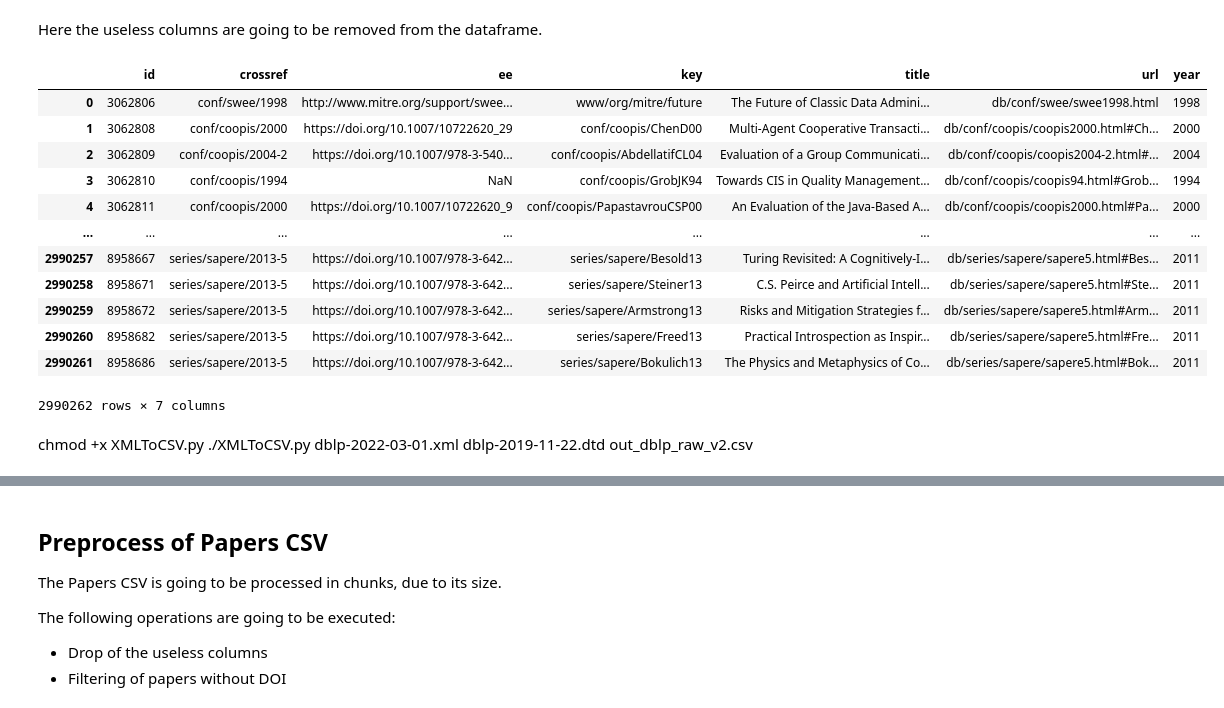
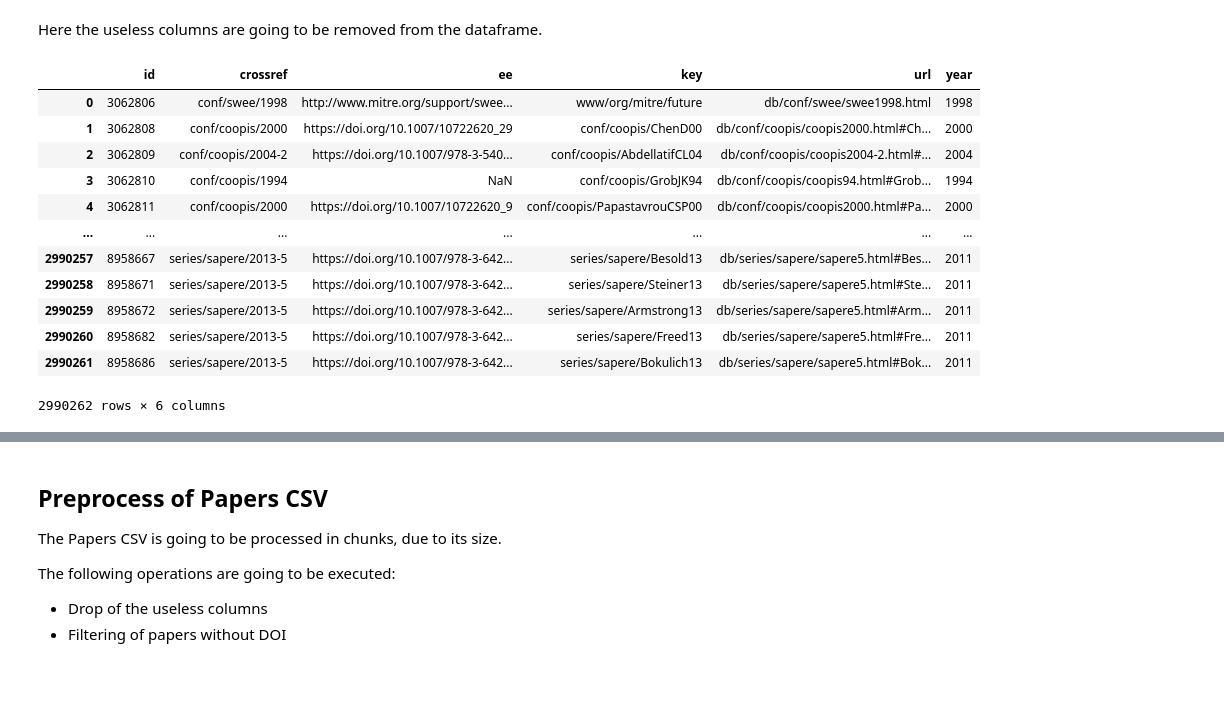
Before and after one commit to MarcoTerzulli/conftur_terzulli, a Jupyter notebook: Pipeline Citation Dumps Preprocess/preprocess_dblp_alpha_1.ipynb, the cells around one changed output, grey strips where cells are left out. Saved outputs shown, nothing was run; the diff lists cells and outputs as text; code cells hidden in the pictures; blank space fills up the shorter version.

Commit message:
Conversione dataset DBLP XML: Completata la prima parte della conversione del file

```diff
--- a/Pipeline Citation Dumps Preprocess/preprocess_dblp_alpha_1.ipynb
+++ b/Pipeline Citation Dumps Preprocess/preprocess_dblp_alpha_1.ipynb
@@ -67,8 +67,8 @@ In this phase we're going to use the CSV file generated from the previous conver
 # %%
 # Read of the DBLP Raw Dump
 
-df_dblp_raw = pd.read_csv(path_file_import + csv_inproceedings_name, sep=';', low_memory=False)
-df_dblp_raw
+df_dblp = pd.read_csv(path_file_import + csv_inproceedings_name, sep=';', low_memory=False)
+df_dblp
 # %% [output]
 |  | id | author | author-aux | author-orcid | booktitle | cdrom | cite | cite-label | crossref | ... |
 | 0 | 3062806 | Arnon Rosenthal | NaN | NaN | SWEE | NaN | NaN | NaN | conf/swee/1998 | ... |
@@ -86,19 +86,19 @@ df_dblp_raw
 # %% [markdown]
 Here the useless columns are going to be removed from the dataframe.
 # %%
-df_dblp_raw = df_dblp_raw.drop(columns=['author', 'author-aux', 'author-orcid', 'booktitle', 'cdrom', 'cite', 'cite-label', 'editor', 'editor-orcid', 'ee-type', 'i', 'mdate', 'month', 'note', 'note-type', 'number', 'pages', 'publtype', 'sub', 'sup', 'title-bibtex', 'tt', 'volume'])
-df_dblp_raw
+df_dblp = df_dblp.drop(columns=['author', 'author-aux', 'author-orcid', 'booktitle', 'cdrom', 'cite', 'cite-label', 'editor', 'editor-orcid', 'ee-type', 'i', 'mdate', 'month', 'note', 'note-type', 'number', 'pages', 'publtype', 'sub', 'sup', 'title', 'title-bibtex', 'tt', 'volume'])
+df_dblp
 # %% [output]
-|  | id | crossref | ee | key | title | url | year |
-| 0 | 3062806 | conf/swee/1998 | http://www.mitre.org/support/swee... | www/org/mitre/future | The Future of Classic Data Admini... | db/conf/swee/swee1998.html | 1998 |
-| 1 | 3062808 | conf/coopis/2000 | https://doi.org/10.1007/10722620_29 | conf/coopis/ChenD00 | Multi-Agent Cooperative Transacti... | db/conf/coopis/coopis2000.html#Ch... | 2000 |
-| 2 | 3062809 | conf/coopis/2004-2 | https://doi.org/10.1007/978-3-540... | conf/coopis/AbdellatifCL04 | Evaluation of a Group Communicati... | db/conf/coopis/coopis2004-2.html#... | 2004 |
-| 3 | 3062810 | conf/coopis/1994 | NaN | conf/coopis/GrobJK94 | Towards CIS in Quality Management... | db/conf/coopis/coopis94.html#Grob... | 1994 |
-| 4 | 3062811 | conf/coopis/2000 | https://doi.org/10.1007/10722620_9 | conf/coopis/PapastavrouCSP00 | An Evaluation of the Java-Based A... | db/conf/coopis/coopis2000.html#Pa... | 2000 |
-| ... | ... | ... | ... | ... | ... | ... | ... |
-| 2990257 | 8958667 | series/sapere/2013-5 | https://doi.org/10.1007/978-3-642... | series/sapere/Besold13 | Turing Revisited: A Cognitively-I... | db/series/sapere/sapere5.html#Bes... | 2011 |
-| 2990258 | 8958671 | series/sapere/2013-5 | https://doi.org/10.1007/978-3-642... | series/sapere/Steiner13 | C.S. Peirce and Artificial Intell... | db/series/sapere/sapere5.html#Ste... | 2011 |
-| 2990259 | 8958672 | series/sapere/2013-5 | https://doi.org/10.1007/978-3-642... | series/sapere/Armstrong13 | Risks and Mitigation Strategies f... | db/series/sapere/sapere5.html#Arm... | 2011 |
-| 2990260 | 8958682 | series/sapere/2013-5 | https://doi.org/10.1007/978-3-642... | series/sapere/Freed13 | Practical Introspection as Inspir... | db/series/sapere/sapere5.html#Fre... | 2011 |
-| 2990261 | 8958686 | series/sapere/2013-5 | https://doi.org/10.1007/978-3-642... | series/sapere/Bokulich13 | The Physics and Metaphysics of Co... | db/series/sapere/sapere5.html#Bok... | 2011 |
+|  | id | crossref | ee | key | url | year |
+| 0 | 3062806 | conf/swee/1998 | http://www.mitre.org/support/swee... | www/org/mitre/future | db/conf/swee/swee1998.html | 1998 |
+| 1 | 3062808 | conf/coopis/2000 | https://doi.org/10.1007/10722620_29 | conf/coopis/ChenD00 | db/conf/coopis/coopis2000.html#Ch... | 2000 |
+| 2 | 3062809 | conf/coopis/2004-2 | https://doi.org/10.1007/978-3-540... | conf/coopis/AbdellatifCL04 | db/conf/coopis/coopis2004-2.html#... | 2004 |
+| 3 | 3062810 | conf/coopis/1994 | NaN | conf/coopis/GrobJK94 | db/conf/coopis/coopis94.html#Grob... | 1994 |
+| 4 | 3062811 | conf/coopis/2000 | https://doi.org/10.1007/10722620_9 | conf/coopis/PapastavrouCSP00 | db/conf/coopis/coopis2000.html#Pa... | 2000 |
+| ... | ... | ... | ... | ... | ... | ... |
+| 2990257 | 8958667 | series/sapere/2013-5 | https://doi.org/10.1007/978-3-642... | series/sapere/Besold13 | db/series/sapere/sapere5.html#Bes... | 2011 |
+| 2990258 | 8958671 | series/sapere/2013-5 | https://doi.org/10.1007/978-3-642... | series/sapere/Steiner13 | db/series/sapere/sapere5.html#Ste... | 2011 |
+| 2990259 | 8958672 | series/sapere/2013-5 | https://doi.org/10.1007/978-3-642... | series/sapere/Armstrong13 | db/series/sapere/sapere5.html#Arm... | 2011 |
+| 2990260 | 8958682 | series/sapere/2013-5 | https://doi.org/10.1007/978-3-642... | series/sapere/Freed13 | db/series/sapere/sapere5.html#Fre... | 2011 |
+| 2990261 | 8958686 | series/sapere/2013-5 | https://doi.org/10.1007/978-3-642... | series/sapere/Bokulich13 | db/series/sapere/sapere5.html#Bok... | 2011 |
-2990262 rows × 7 columns
+2990262 rows × 6 columns
@@ -108,3 +104,0 @@ publtype
-# %% [markdown]
-chmod +x XMLToCSV.py
-./XMLToCSV.py dblp-2022-03-01.xml dblp-2019-11-22.dtd out_dblp_raw_v2.csv
```
Also changed, not shown: parts of 24 cells of this notebook.
